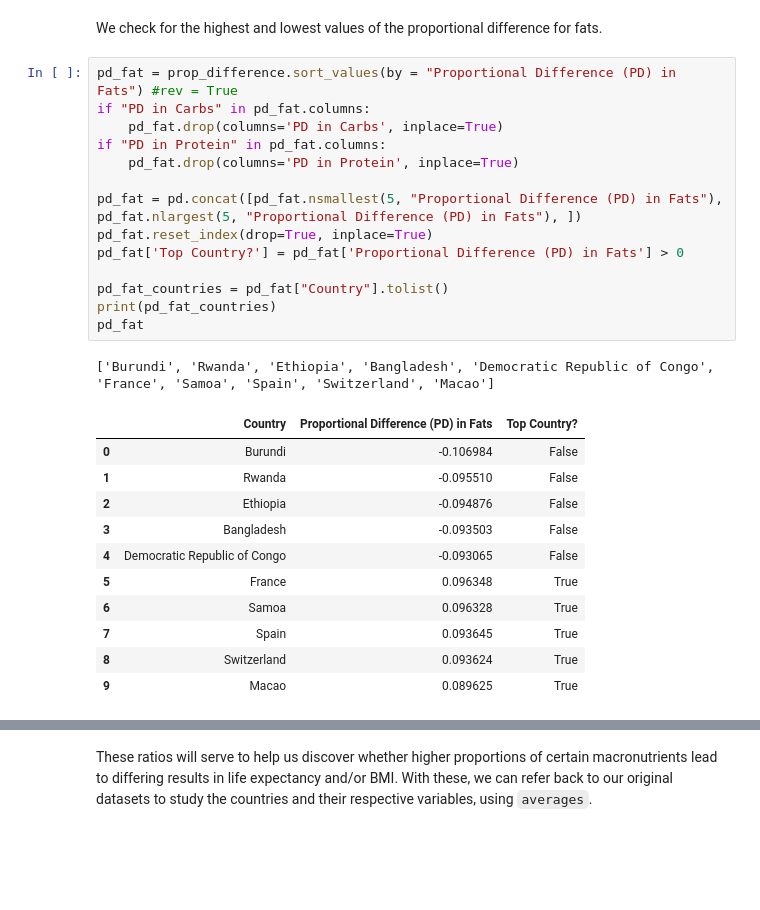
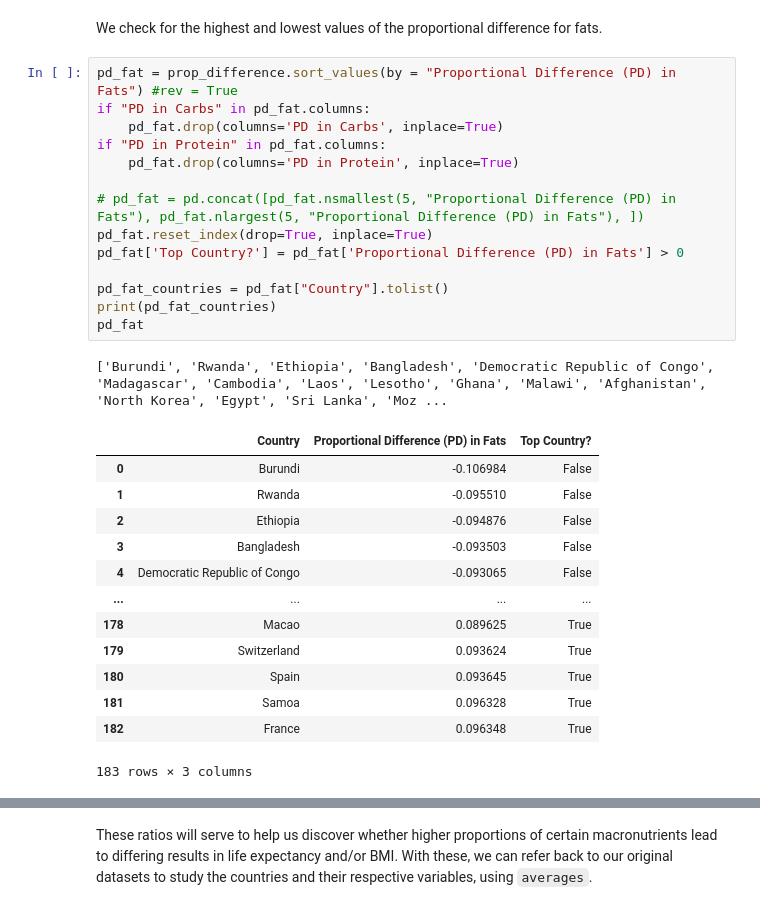
Before and after one commit to COGS108/Group074_WI24, a Jupyter notebook: EDACheckpoint_Group074_WI24.ipynb, the cells around one changed output, grey strips where cells are left out. Cells and saved outputs as stored; diff of their text form; blank space fills up the shorter version.

```diff
--- a/EDACheckpoint_Group074_WI24.ipynb
+++ b/EDACheckpoint_Group074_WI24.ipynb
@@ -1202,30 +1180,32 @@ We check for the highest and lowest values of the proportional difference for fa
 # %%
 pd_fat = prop_difference.sort_values(by = "Proportional Difference (PD) in Fats") #rev = True
 if "PD in Carbs" in pd_fat.columns:
     pd_fat.drop(columns='PD in Carbs', inplace=True)
 if "PD in Protein" in pd_fat.columns:
     pd_fat.drop(columns='PD in Protein', inplace=True)
 
-pd_fat = pd.concat([pd_fat.nsmallest(5, "Proportional Difference (PD) in Fats"), pd_fat.nlargest(5, "Proportional Difference (PD) in Fats"), ])
+# pd_fat = pd.concat([pd_fat.nsmallest(5, "Proportional Difference (PD) in Fats"), pd_fat.nlargest(5, "Proportional Difference (PD) in Fats"), ])
 pd_fat.reset_index(drop=True, inplace=True)
 pd_fat['Top Country?'] = pd_fat['Proportional Difference (PD) in Fats'] > 0
 
 pd_fat_countries = pd_fat["Country"].tolist()
 print(pd_fat_countries)
 pd_fat
 # %% [output]
-['Burundi', 'Rwanda', 'Ethiopia', 'Bangladesh', 'Democratic Republic of Congo', 'France', 'Samoa', 'Spain', 'Switzerland', 'Macao']
+['Burundi', 'Rwanda', 'Ethiopia', 'Bangladesh', 'Democratic Republic of Congo', 'Madagascar', 'Cambodia', 'Laos', 'Lesotho', 'Ghana', 'Malawi', 'Afghanistan', 'North Korea', 'Egypt', 'Sri Lanka', 'Moz ...
 |  | Country | Proportional Difference (PD) in Fats | Top Country? |
 | 0 | Burundi | -0.106984 | False |
 | 1 | Rwanda | -0.095510 | False |
 | 2 | Ethiopia | -0.094876 | False |
 | 3 | Bangladesh | -0.093503 | False |
 | 4 | Democratic Republic of Congo | -0.093065 | False |
-| 5 | France | 0.096348 | True |
-| 6 | Samoa | 0.096328 | True |
-| 7 | Spain | 0.093645 | True |
-| 8 | Switzerland | 0.093624 | True |
-| 9 | Macao | 0.089625 | True |
+| ... | ... | ... | ... |
+| 178 | Macao | 0.089625 | True |
+| 179 | Switzerland | 0.093624 | True |
+| 180 | Spain | 0.093645 | True |
+| 181 | Samoa | 0.096328 | True |
+| 182 | France | 0.096348 | True |
+183 rows × 3 columns
 # %%
 pd_carb = prop_difference.sort_values(by = 'PD in Carbs') #rev = True
 pd_carb.reset_index(drop=True, inplace=True)
```
Also changed, not shown: parts of 23 cells of this notebook.
